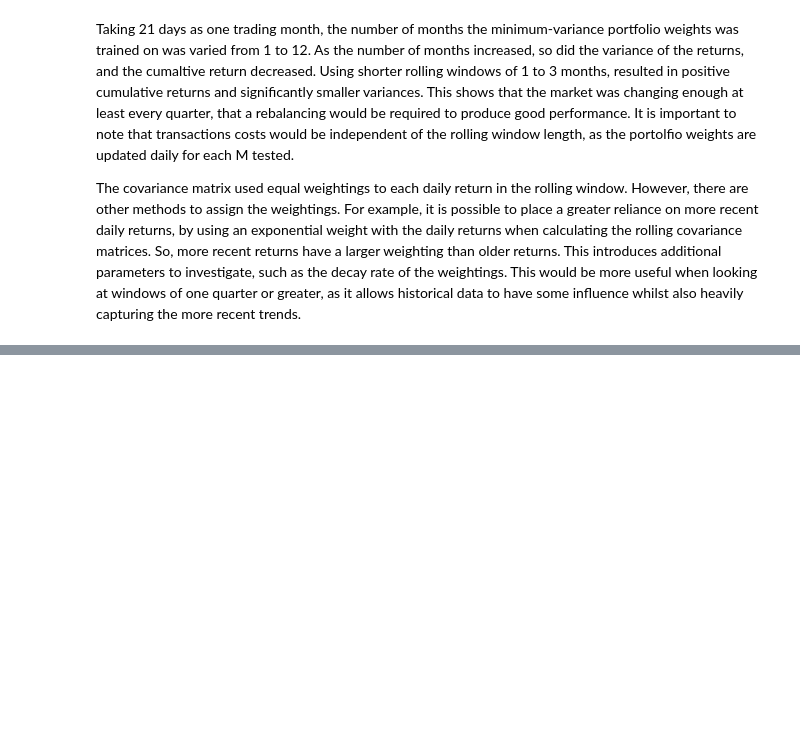
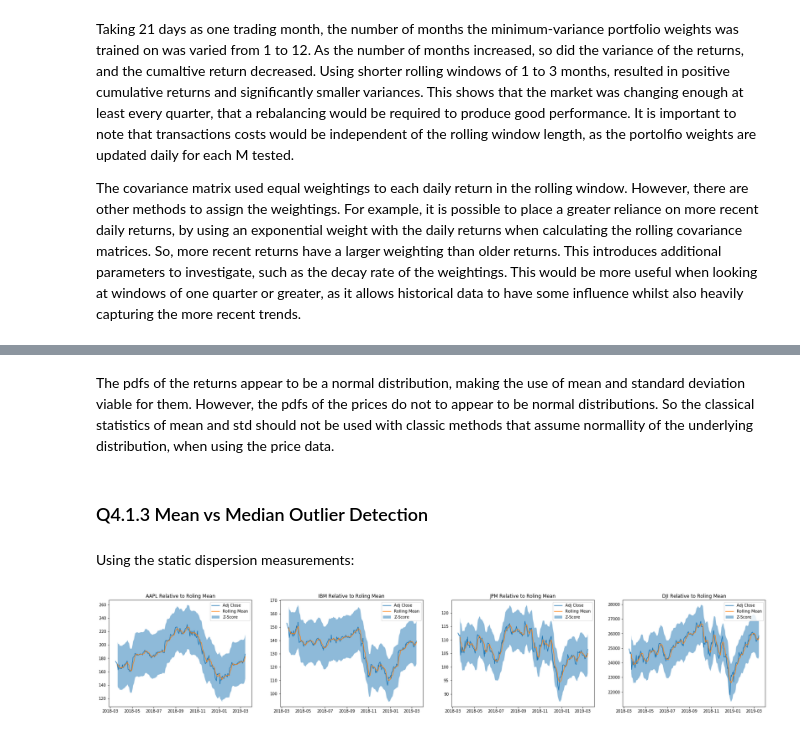
Before and after one commit to mahudu97/FSP, a Jupyter notebook: src/CW.ipynb, the cells around one changed output, grey strips where cells are left out. Drawn from its saved outputs; the diff is of its cells as text; code cells hidden in the pictures; blank space fills up the shorter version.

```diff
--- a/src/CW.ipynb
+++ b/src/CW.ipynb
@@ -1395,0 +1470,33 @@ The covariance matrix used equal weightings to each daily return in the rolling
+# %% [markdown]
+The pdfs of the returns appear to be a normal distribution, making the use of mean and standard deviation viable for them. However, the pdfs of the prices do not to appear to be normal distributions. So the classical statistics of mean and std should not be used with classic methods that assume normallity of the underlying distribution, when using the price data.
+# %% [markdown]
+### Q4.1.3 Mean vs Median Outlier Detection
+# %%
+outliers = [ ["AAPL", 0, 0, 0, 0],
+             ["IBM", 0, 0, 0, 0],
+             ["JPM", 0, 0, 0, 0],
+             ["DJI", 0, 0, 0, 0] ]
+def count_outliers(close, low, high):
+    l = low-close
+    count = l[l>0].count()
+    h = high-close
+    count += h[h<0].count()
+    return count
+# %% [markdown]
+Using the static dispersion measurements:
+# %%
+fig, axis = plt.subplots(1, 4, figsize=(30,5))
+# adj_close
+for i, ax in enumerate(axis):
+    std = stocks[i]['Adj Close'].std()
+    ax.set_title("{} Relative to Roling Mean".format(names[i]))
+    ax.plot(date_axis, stocks[i]['Adj Close'], label="Adj Close")
+    ax.plot(date_axis, stocks[i]['Adj Close'].rolling(5).mean(), label='Rolling Mean')
+    minus = stocks[i]['Adj Close'].rolling(5).mean() - 1.5*std
+    plus = stocks[i]['Adj Close'].rolling(5).mean() + 1.5*std
+    outliers[i][1] = count_outliers(stocks[i]['Adj Close'], minus, plus)
+    ax.fill_between(date_axis,minus,plus, label="Z-Score", alpha=0.5)
+    ax.legend()
+plt.show()
+# %% [output]
+[figure, added]
```
Also changed, not shown: parts of 28 cells of this notebook, 4 other files.
